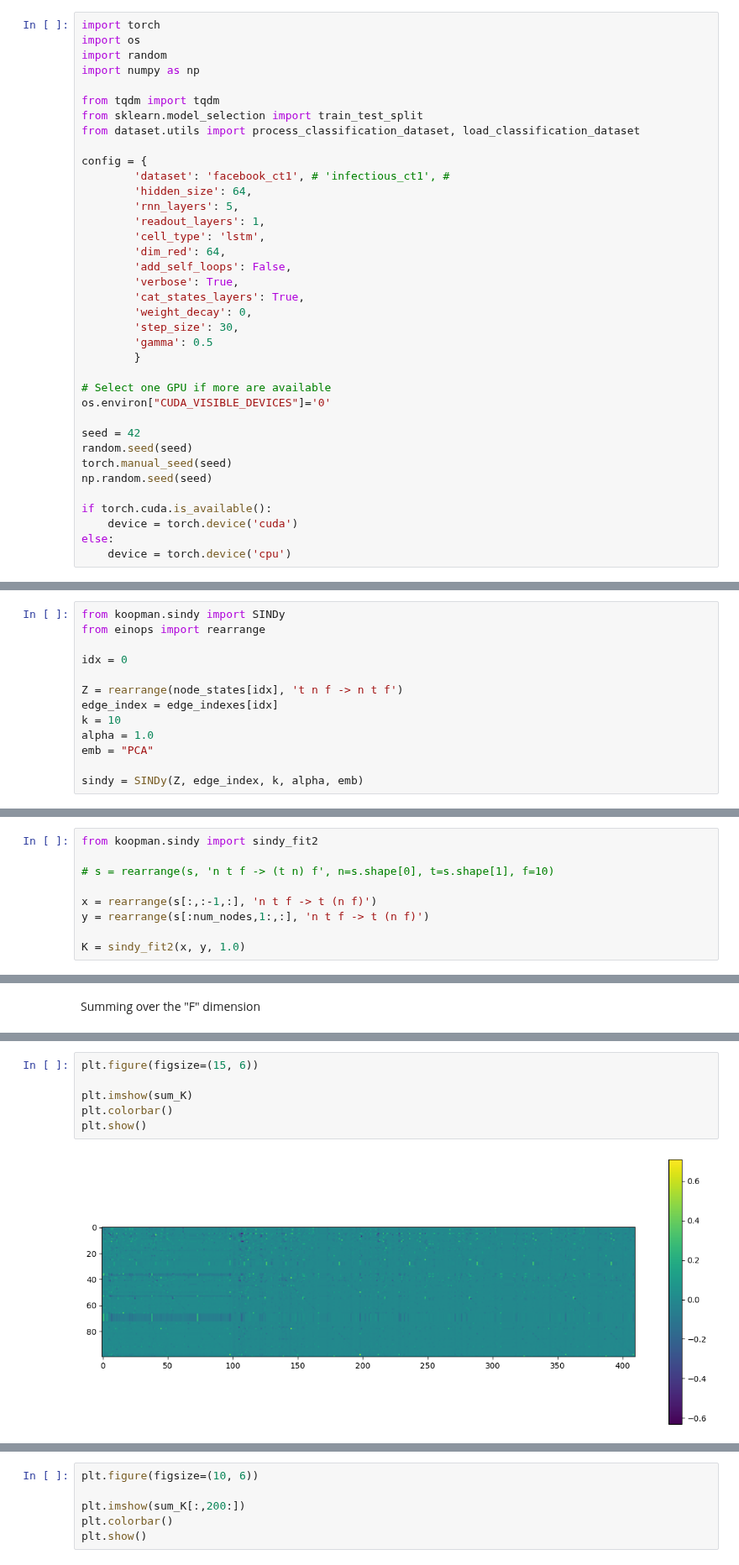
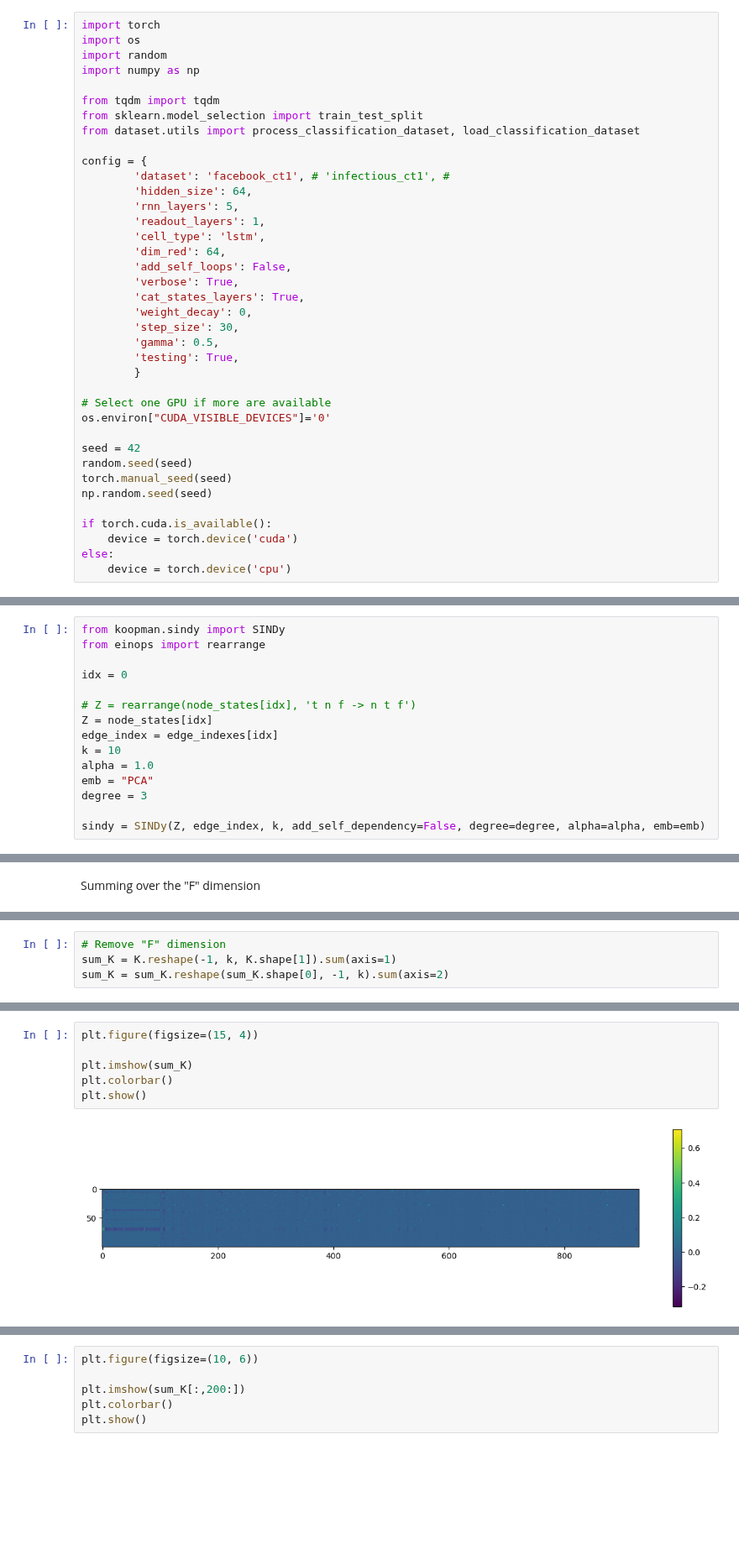
Before and after one commit to NGMLGroup/Koopman-TGNN-Interpretability, a Jupyter notebook: DynCRNN_SINDy.ipynb, the cells around one changed output, grey strips where cells are left out. Shown at 84% size. Saved outputs shown, nothing was run; the diff lists cells and outputs as text; blank space fills up the shorter version.

Commit message:
+ 3rd degree sindy

```diff
--- a/DynCRNN_SINDy.ipynb
+++ b/DynCRNN_SINDy.ipynb
@@ -20,7 +20,8 @@ config = {
         'cat_states_layers': True,
         'weight_decay': 0,
         'step_size': 30,
-        'gamma': 0.5
+        'gamma': 0.5,
+        'testing': True,
         }
 
 # Select one GPU if more are available
@@ -74,10 +68,12 @@ from einops import rearrange
 
 idx = 0
 
-Z = rearrange(node_states[idx], 't n f -> n t f')
+# Z = rearrange(node_states[idx], 't n f -> n t f')
+Z = node_states[idx]
 edge_index = edge_indexes[idx]
 k = 10
 alpha = 1.0
 emb = "PCA"
+degree = 3
 
-sindy = SINDy(Z, edge_index, k, alpha, emb)
+sindy = SINDy(Z, edge_index, k, add_self_dependency=False, degree=degree, alpha=alpha, emb=emb)
@@ -123,12 +86,3 @@ torch.Size([410, 106, 10])
-# %%
-from koopman.sindy import sindy_fit2
-
-# s = rearrange(s, 'n t f -> (t n) f', n=s.shape[0], t=s.shape[1], f=10)
-
-x = rearrange(s[:,:-1,:], 'n t f -> t (n f)')
-y = rearrange(s[:num_nodes,1:,:], 'n t f -> t (n f)')
-
-K = sindy_fit2(x, y, 1.0)
 # %%
 K.shape
 # %% [output]
@@ -180,3 +101,7 @@ sum_K = np.stack([np.sum(sum_K[:,i*10:(i+1)*10], axis=1) for i in range(num_bloc
+# %%
+# Remove "F" dimension
+sum_K = K.reshape(-1, k, K.shape[1]).sum(axis=1)
+sum_K = sum_K.reshape(sum_K.shape[0], -1, k).sum(axis=2)
 # %%
 sum_K.shape
 # %% [output]
@@ -184,8 +109,8 @@ sum_K.shape
 # %%
-plt.figure(figsize=(15, 6))
+plt.figure(figsize=(15, 4))
 
 plt.imshow(sum_K)
 plt.colorbar()
 plt.show()
 # %% [output]
-[figure, old version]
+[figure, new version]
```
Also changed, not shown: parts of 61 cells of this notebook, 5 other files.
